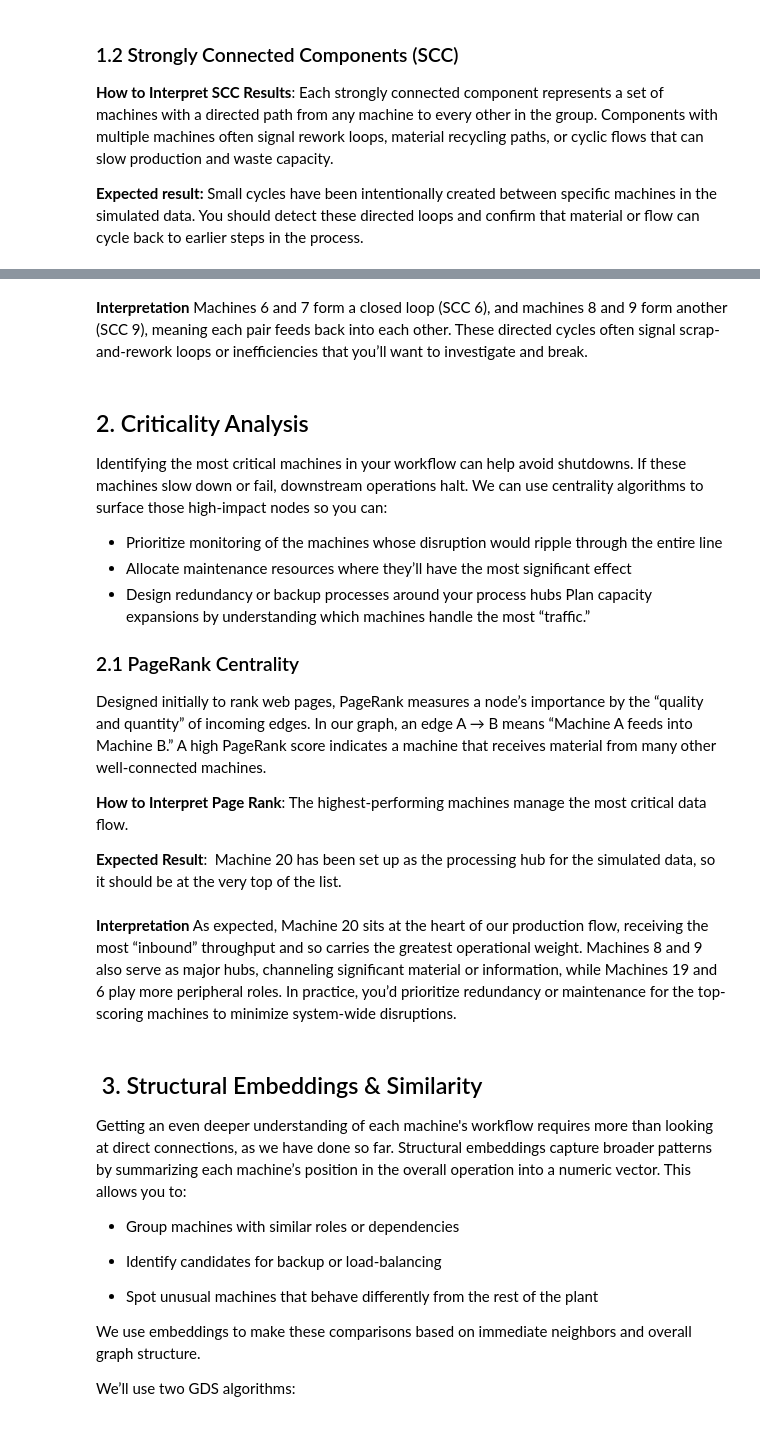
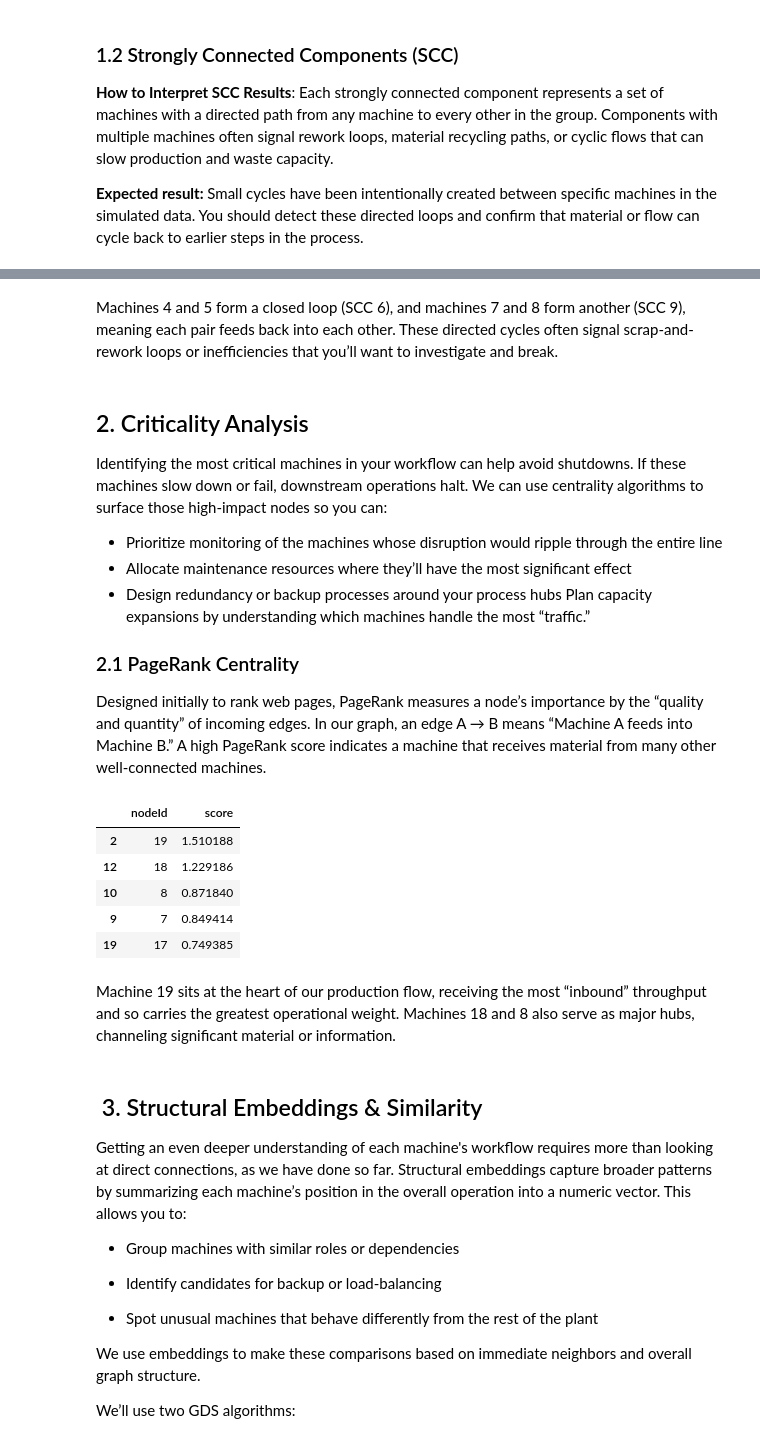
Before and after one commit to neo4j-product-examples/aura-graph-analytics, a Jupyter notebook: manufacturing/Manufacturing_Aura_Demo.ipynb, the cells around one changed output, grey strips where cells are left out. Cells and saved outputs as stored; diff of their text form; code cells hidden in the pictures.

```diff
--- a/manufacturing/Manufacturing_Aura_Demo.ipynb
+++ b/manufacturing/Manufacturing_Aura_Demo.ipynb
@@ -182,5 +200,5 @@ display(cycles)
 # %% [markdown]
-**Interpretation** Machines 6 and 7 form a closed loop (SCC 6), and machines 8 and 9 form another (SCC 9), meaning each pair feeds back into each other. These directed cycles often signal scrap‐and‐rework loops or inefficiencies that you’ll want to investigate and break.
+Machines 4 and 5 form a closed loop (SCC 6), and machines 7 and 8 form another (SCC 9), meaning each pair feeds back into each other. These directed cycles often signal scrap‐and‐rework loops or inefficiencies that you’ll want to investigate and break.
 # %% [markdown]
 
 
@@ -193,9 +211,3 @@ Plan capacity expansions by understanding which machines handle the most “traf
 
 ### 2.1 PageRank Centrality
 Designed initially to rank web pages, PageRank measures a node’s importance by the “quality and quantity” of incoming edges. In our graph, an edge A → B means “Machine A feeds into Machine B.” A high PageRank score indicates a machine that receives material from many other well-connected machines.
-
-
-**How to Interpret Page Rank**:
-The highest-performing machines manage the most critical data flow.
-
-**Expected Result**:  Machine 20 has been set up as the processing hub for the simulated data, so it should be at the very top of the list.
@@ -218,5 +214,20 @@ pr_df.head()
+# %%
+res = gds.pageRank.stream(
+    full_graph,
+    maxIterations=20,
+    dampingFactor=0.85
+)
+
+res.sort_values("score", ascending=False).head(5)
+# %% [output]
+|  | nodeId | score |
+| 2 | 19 | 1.510188 |
+| 12 | 18 | 1.229186 |
+| 10 | 8 | 0.871840 |
+| 9 | 7 | 0.849414 |
+| 19 | 17 | 0.749385 |
 # %% [markdown]
-**Interpretation** As expected, Machine 20 sits at the heart of our production flow, receiving the most “inbound” throughput and so carries the greatest operational weight. Machines 8 and 9 also serve as major hubs, channeling significant material or information, while Machines 19 and 6 play more peripheral roles. In practice, you’d prioritize redundancy or maintenance for the top-scoring machines to minimize system-wide disruptions.
+Machine 19 sits at the heart of our production flow, receiving the most “inbound” throughput and so carries the greatest operational weight. Machines 18 and 8 also serve as major hubs, channeling significant material or information.
 # %% [markdown]
 ##  3. Structural Embeddings & Similarity
 
```
Also changed, not shown: parts of 11 cells of this notebook, 1 other file.
